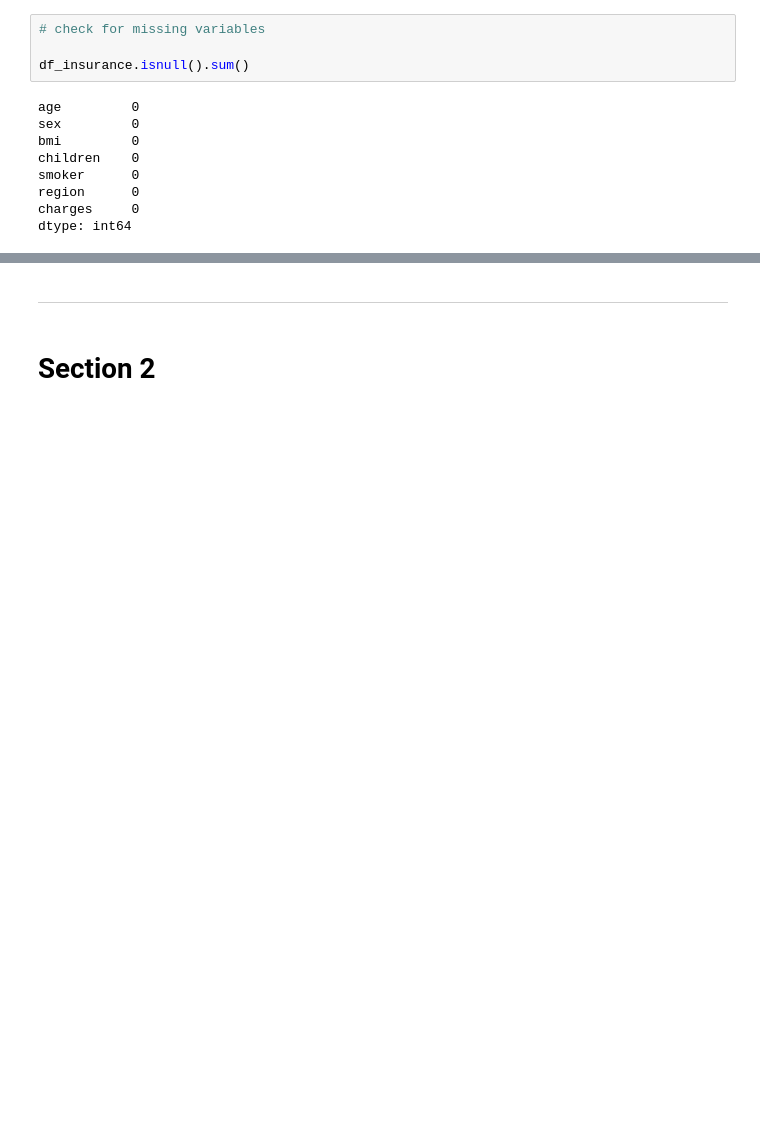
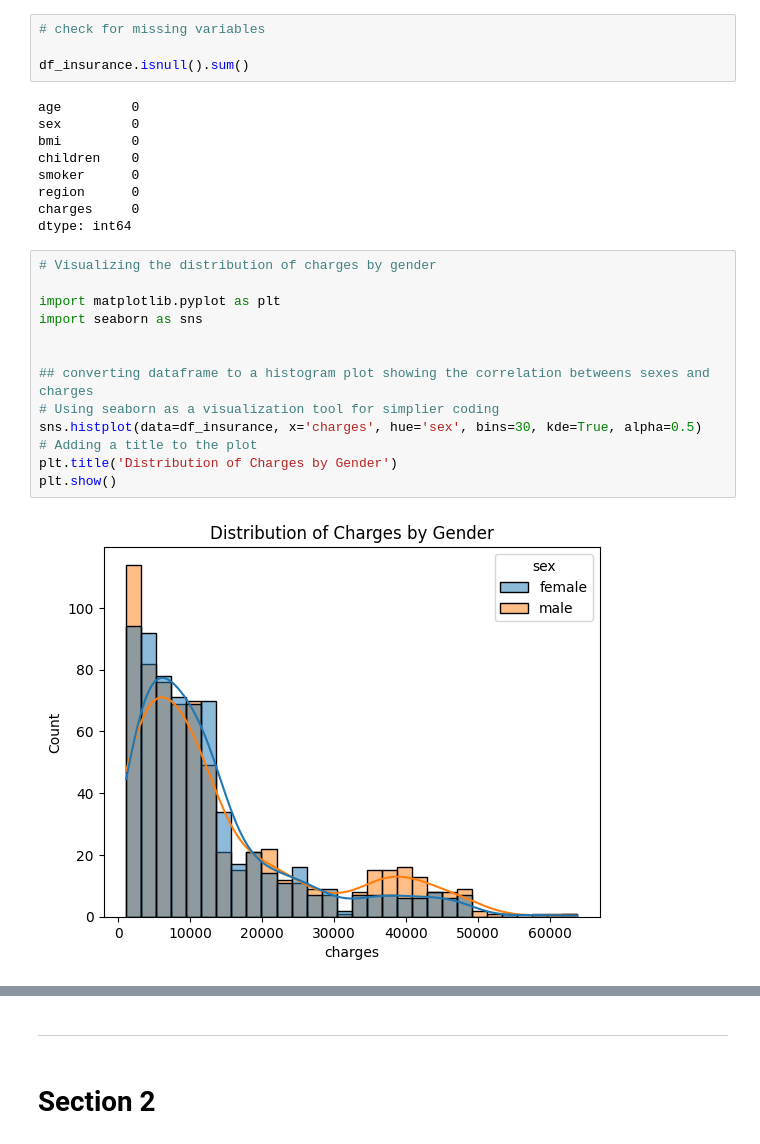
Before and after one commit to Khoi412/Hackathon1_Healthcare_Insurance_Cost_Analysis, a Jupyter notebook: jupyter_notebooks/Healthcare_insurance.ipynb, the cells around one changed output, grey strips where cells are left out. Drawn from its saved outputs; the diff is of its cells as text; blank space fills up the shorter version.

Commit message:
mutiple plots

```diff
--- a/jupyter_notebooks/Healthcare_insurance.ipynb
+++ b/jupyter_notebooks/Healthcare_insurance.ipynb
@@ -88,3 +88,18 @@ smoker      0
 region      0
 charges     0
 dtype: int64
+# %%
+# Visualizing the distribution of charges by gender
+
+import matplotlib.pyplot as plt
+import seaborn as sns
+
+
+## converting dataframe to a histogram plot showing the correlation betweens sexes and charges
+# Using seaborn as a visualization tool for simplier coding
+sns.histplot(data=df_insurance, x='charges', hue='sex', bins=30, kde=True, alpha=0.5)
+# Adding a title to the plot
+plt.title('Distribution of Charges by Gender')
+plt.show()
+# %% [output]
+[figure, added]
```
Also changed, not shown: parts of 1 cell of this notebook, 1 other file.
